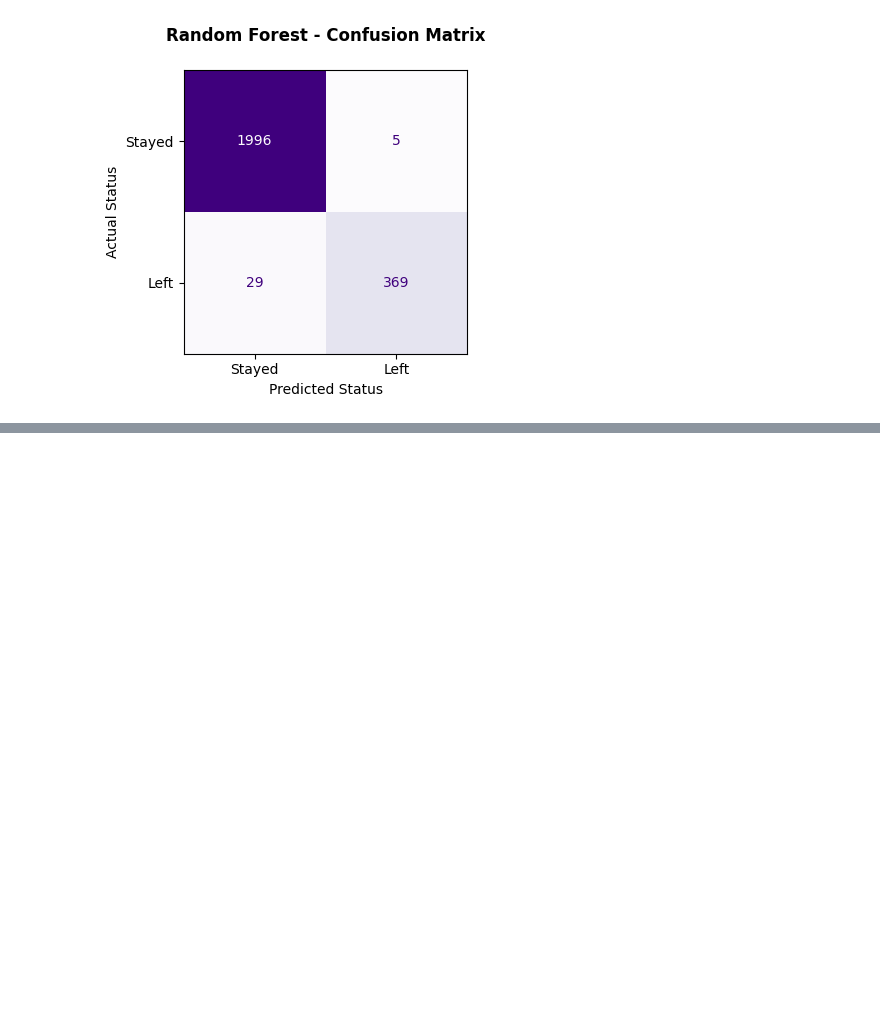
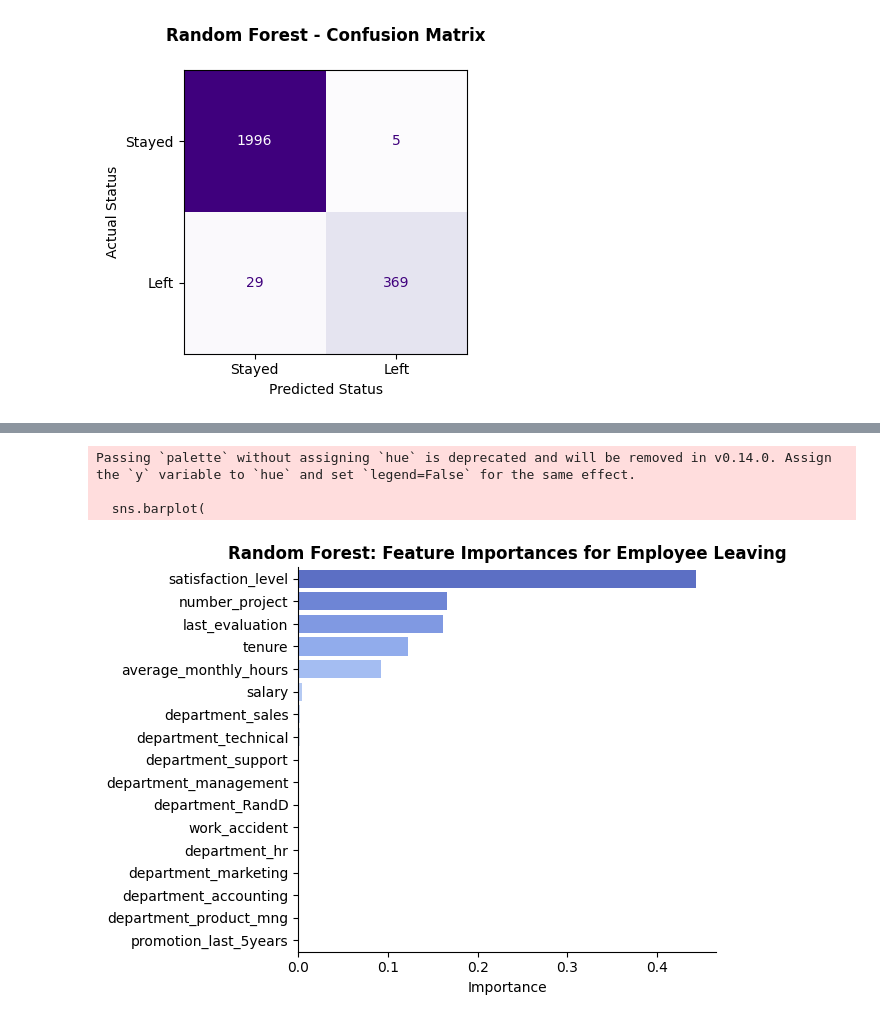
Before and after one commit to ShanT237/salifort-retention-project, a Jupyter notebook: notebooks/01_eda_and_modeling.ipynb, the cells around one changed output, grey strips where cells are left out. Cells and saved outputs as stored; diff of their text form; code cells hidden in the pictures; blank space fills up the shorter version.

```diff
--- a/notebooks/01_eda_and_modeling.ipynb
+++ b/notebooks/01_eda_and_modeling.ipynb
@@ -610,0 +671,30 @@ plt.show()
+# %%
+###Feature importance plot for the optimized random forest model
+rf_importances = pd.DataFrame(
+    rf1.best_estimator_.feature_importances_,
+    columns=['gini_importance'],
+    index=X_train.columns
+)
+rf_importances = rf_importances.sort_values(by='gini_importance', ascending=False)
+rf_importances = rf_importances[rf_importances['gini_importance'] > 0]
+
+sns.barplot(
+    data=rf_importances,
+    x="gini_importance",
+    y=rf_importances.index,
+    orient='h',
+    palette="coolwarm"
+)
+
+plt.title("Random Forest: Feature Importances for Employee Leaving", fontsize=12, weight='bold')
+plt.xlabel("Importance")
+plt.ylabel("")
+
+sns.despine()
+plt.tight_layout()
+plt.show()
+# %% [output]
+Passing `palette` without assigning `hue` is deprecated and will be removed in v0.14.0. Assign the `y` variable to `hue` and set `legend=False` for the same effect.
+
+  sns.barplot(
+[figure, added]
```
Also changed, not shown: parts of 6 cells of this notebook, 1 other file.
